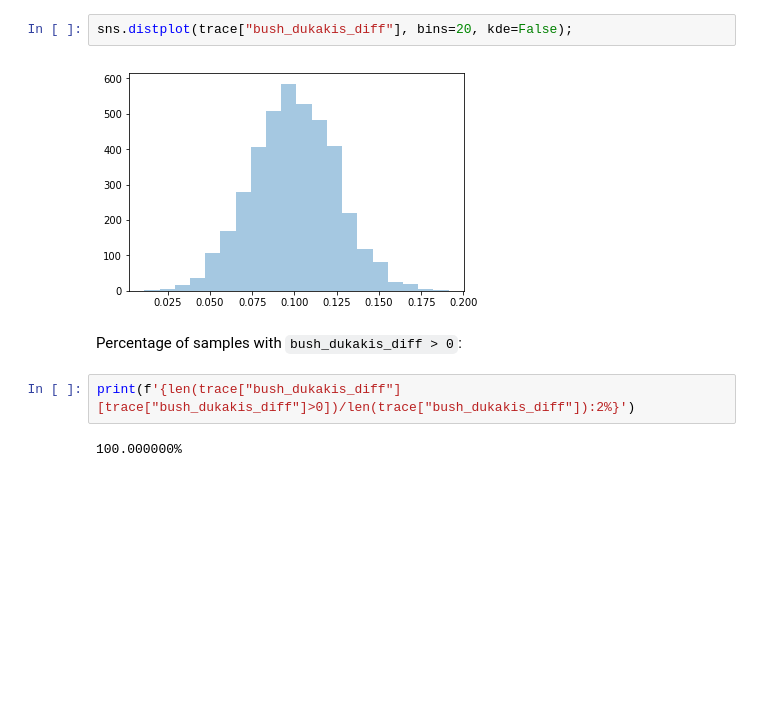
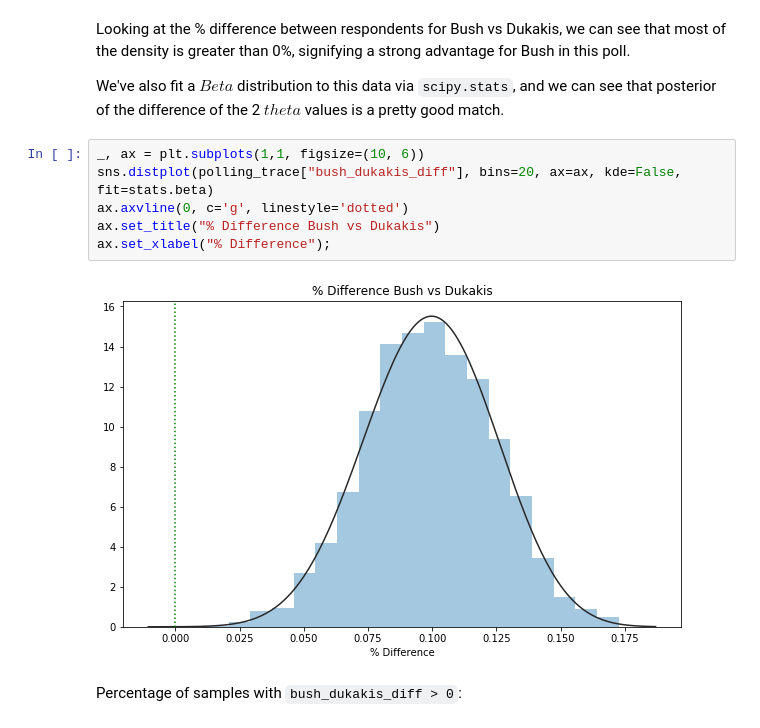
Before and after one commit to clausherther/public, a Jupyter notebook: Dirichlet Multinomial Example.ipynb, the cells around one changed output. Cells and saved outputs as stored; diff of their text form; blank space fills up the shorter version.

```diff
--- a/Dirichlet Multinomial Example.ipynb
+++ b/Dirichlet Multinomial Example.ipynb
@@ -55,10 +209,14 @@ The `ymin` argument was deprecated in Matplotlib 3.0 and will be removed in 3.2.
-# %%
-sns.distplot(trace["bush_dukakis_diff"], bins=20, kde=False);
-# %% [output]
-[figure, removed]
+# %% [markdown]
+Looking at the % difference between respondents for Bush vs Dukakis, we can see that most of the density is greater than 0%, signifying a strong advantage for Bush in this poll.
+
+We've also fit a $Beta$ distribution to this data via `scipy.stats`, and we can see that posterior of the difference of the 2 $theta$ values is a pretty good match.
+# %%
+_, ax = plt.subplots(1,1, figsize=(10, 6))
+sns.distplot(polling_trace["bush_dukakis_diff"], bins=20, ax=ax, kde=False, fit=stats.beta)
+ax.axvline(0, c='g', linestyle='dotted')
+ax.set_title("% Difference Bush vs Dukakis")
+ax.set_xlabel("% Difference");
+# %% [output]
+[figure, added]
 # %% [markdown]
 Percentage of samples with `bush_dukakis_diff > 0`:
-# %%
-print(f'{len(trace["bush_dukakis_diff"][trace["bush_dukakis_diff"]>0])/len(trace["bush_dukakis_diff"]):2%}')
-# %% [output]
-100.000000%
```
Also changed, not shown: parts of 65 cells of this notebook, 2 other files.
